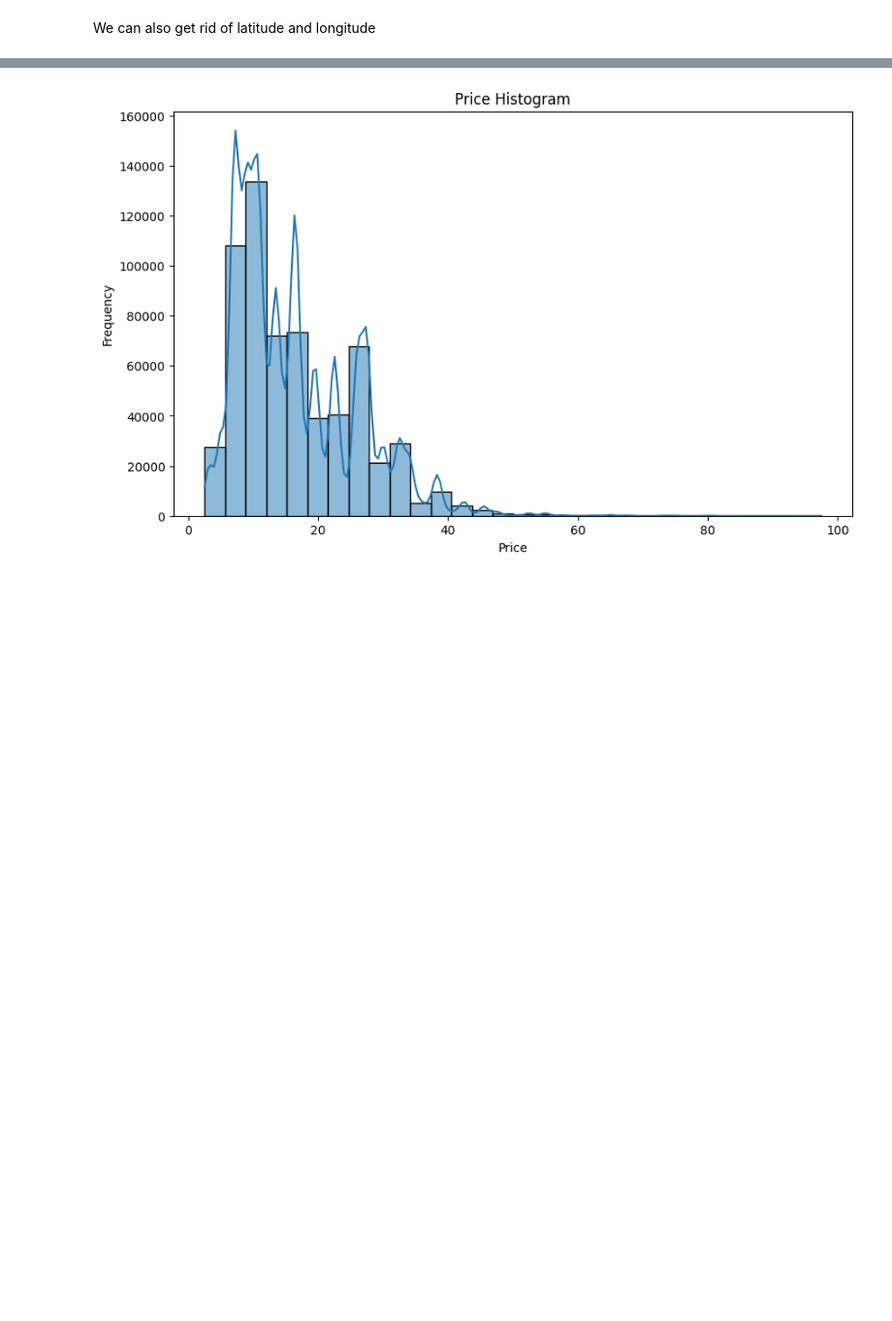
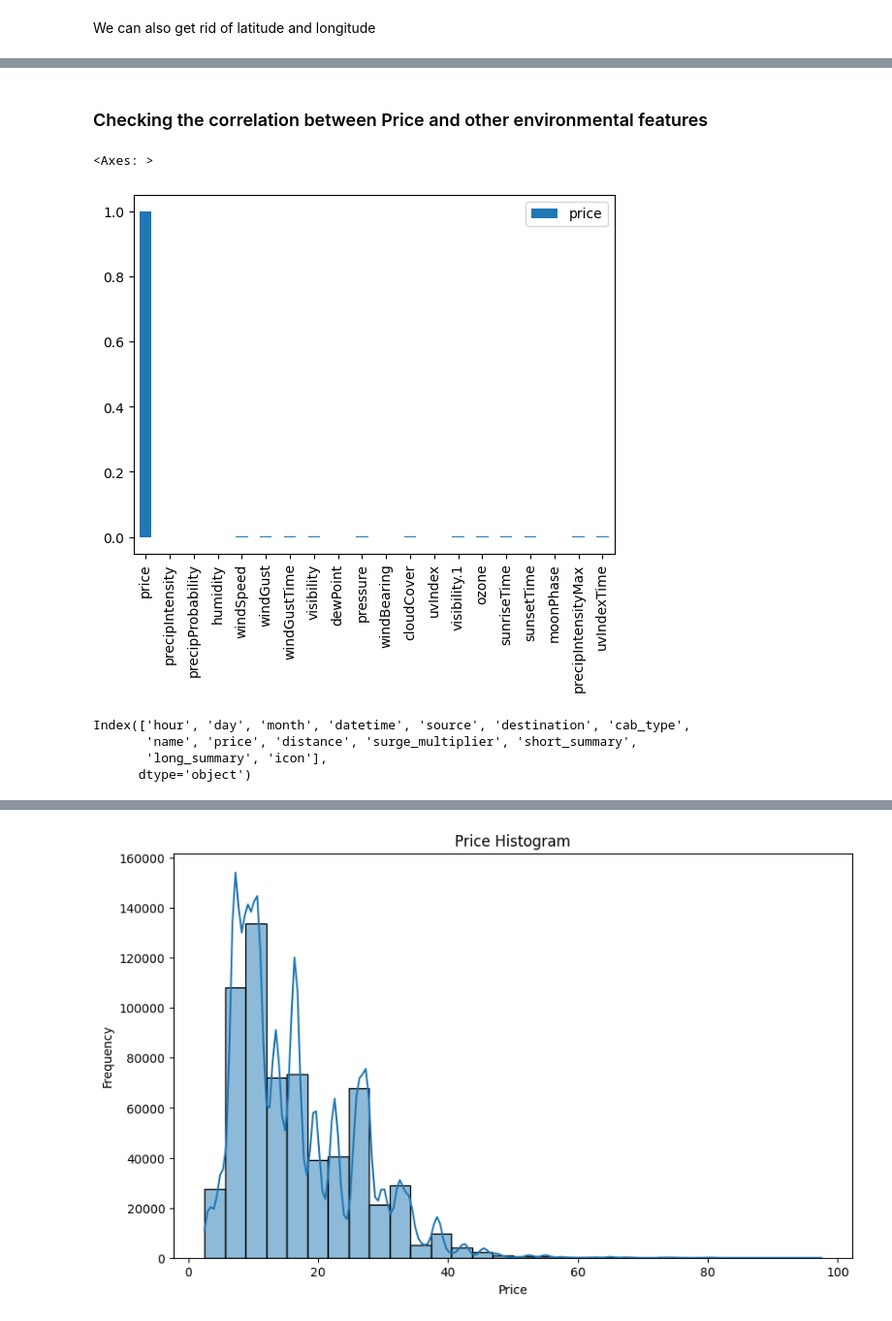
Before and after one commit to kasiadybcio/ML_2_regression-, a Jupyter notebook: notebooks/1. eda.ipynb, the cells around one changed output, grey strips where cells are left out. Shown at 97% size. Saved outputs shown, nothing was run; the diff lists cells and outputs as text; code cells hidden in the pictures; blank space fills up the shorter version.

```diff
--- a/notebooks/1. eda.ipynb
+++ b/notebooks/1. eda.ipynb
@@ -212,0 +249,3 @@ data=data.drop(['latitude','longitude'],axis=1)
+# %%
+data = data.drop(['temperature','temperatureHigh','temperatureHighTime', 'temperatureLow', 'temperatureLowTime','apparentTemperatureHigh', 'apparentTemperatureHighTime','apparentTemperatureLow', 'apparentTemperatureLowTime','temperatureMin',
+       'temperatureMinTime', 'temperatureMax', 'temperatureMaxTime','apparentTemperature','apparentTemperatureMin', 'apparentTemperatureMinTime','apparentTemperatureMax', 'apparentTemperatureMaxTime' ], axis=1)
@@ -212,0 +263,15 @@ data=data.drop(['latitude','longitude'],axis=1)
+# %% [markdown]
+### Checking the correlation between Price and other environmental features
+# %%
+data_env= data[['price', 'precipIntensity', 'precipProbability', 'humidity',
+       'windSpeed', 'windGust', 'windGustTime', 'visibility',
+       'dewPoint', 'pressure', 'windBearing', 'cloudCover', 'uvIndex',
+       'visibility.1', 'ozone', 'sunriseTime', 'sunsetTime', 'moonPhase',
+       'precipIntensityMax', 'uvIndexTime']]
+# %%
+correlation=data_env.corr()[['price']]
+price_corr=correlation[(correlation['price']>0.0001)|(correlation['price']<-0.0001)] #OR
+price_corr.plot.bar()
+# %% [output]
+<Axes: >
+[figure, added]
@@ -213,3 +284,10 @@ data=data.drop(['latitude','longitude'],axis=1)
+# %%
+data.columns
+# %% [output]
+Index(['hour', 'day', 'month', 'datetime', 'source', 'destination', 'cab_type',
+       'name', 'price', 'distance', 'surge_multiplier', 'short_summary',
+       'long_summary', 'icon'],
+      dtype='object')
 # %%
 data.groupby(['cab_type','name'])['price'].sum()
 # %% [output]
```
Also changed, not shown: parts of 19 cells of this notebook, 1 other file.
